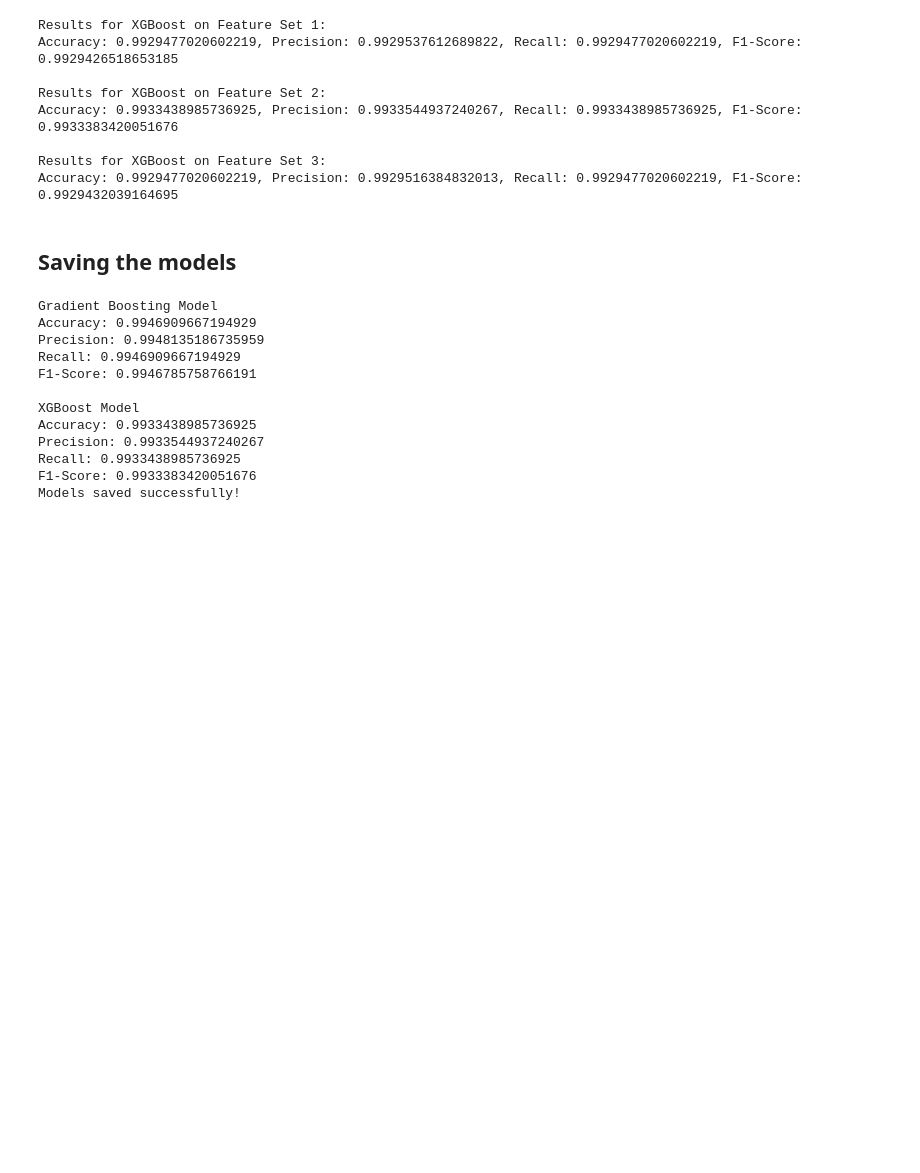
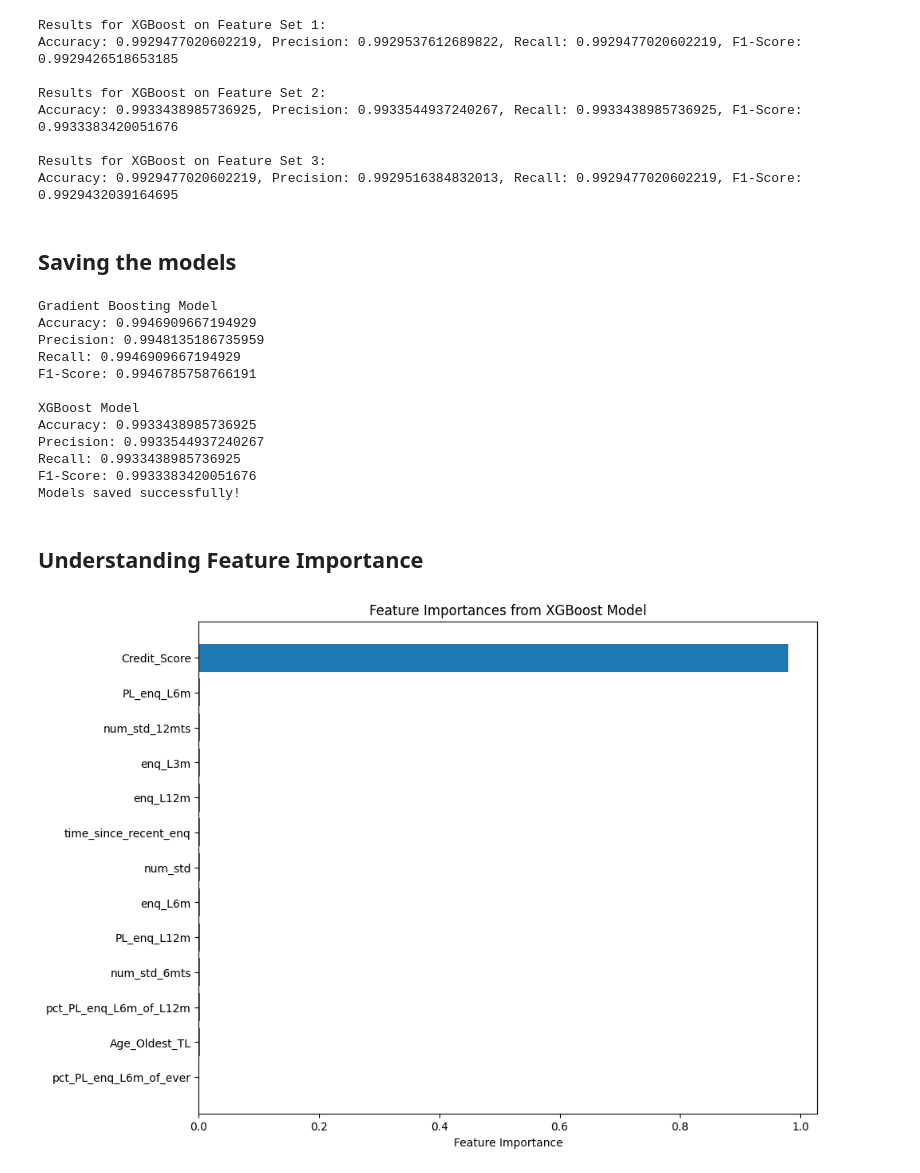
Before and after one commit to dev02chandan/Credit-Risk-Modelling, a Jupyter notebook: research2.ipynb, the cells around one changed output. Drawn from its saved outputs; the diff is of its cells as text; code cells hidden in the pictures; blank space fills up the shorter version.

```diff
--- a/research2.ipynb
+++ b/research2.ipynb
@@ -599,3 +599,35 @@ Precision: 0.9933544937240267
 Recall: 0.9933438985736925
 F1-Score: 0.9933383420051676
 Models saved successfully!
+# %% [markdown]
+## Understanding Feature Importance
+# %%
+import matplotlib.pyplot as plt
+import xgboost as xgb
+
+# Assuming xgb_model is your trained XGBoost model
+
+# Get feature importances
+feature_importances = xgb_model.feature_importances_
+features = [
+    'Credit_Score', 'Age_Oldest_TL', 'enq_L3m', 'enq_L6m',
+    'time_since_recent_enq', 'num_std_12mts', 'num_std', 'num_std_6mts',
+    'enq_L12m', 'pct_PL_enq_L6m_of_ever', 'pct_PL_enq_L6m_of_L12m',
+    'PL_enq_L6m', 'PL_enq_L12m'
+]
+
+# Create a DataFrame for visualization
+importance_df = pd.DataFrame({
+    'Feature': features,
+    'Importance': feature_importances
+}).sort_values(by='Importance', ascending=False)
+
+# Plot feature importances
+plt.figure(figsize=(10, 8))
+plt.barh(importance_df['Feature'], importance_df['Importance'])
+plt.xlabel('Feature Importance')
+plt.title('Feature Importances from XGBoost Model')
+plt.gca().invert_yaxis()
+plt.show()
+# %% [output]
+[figure, added]
```
Also changed, not shown: parts of 8 cells of this notebook, 2 other files.
